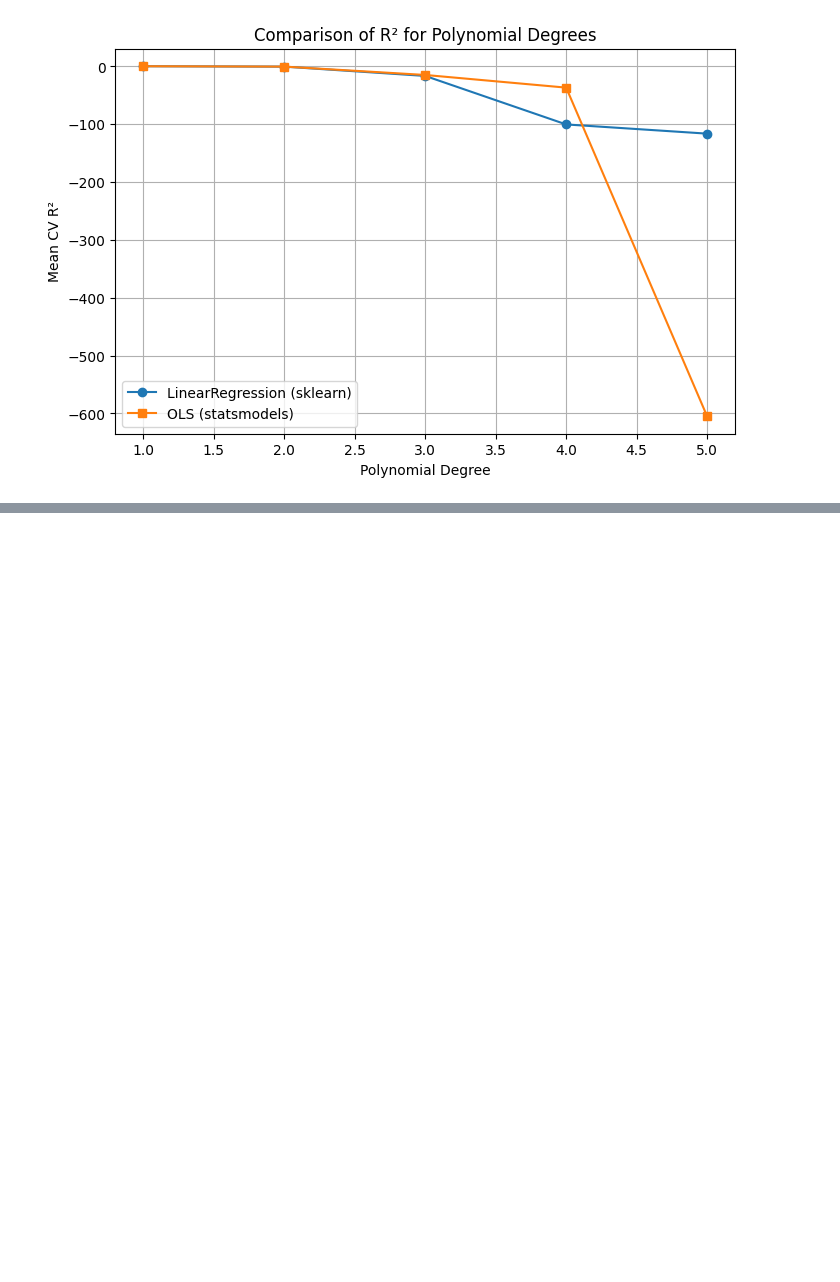
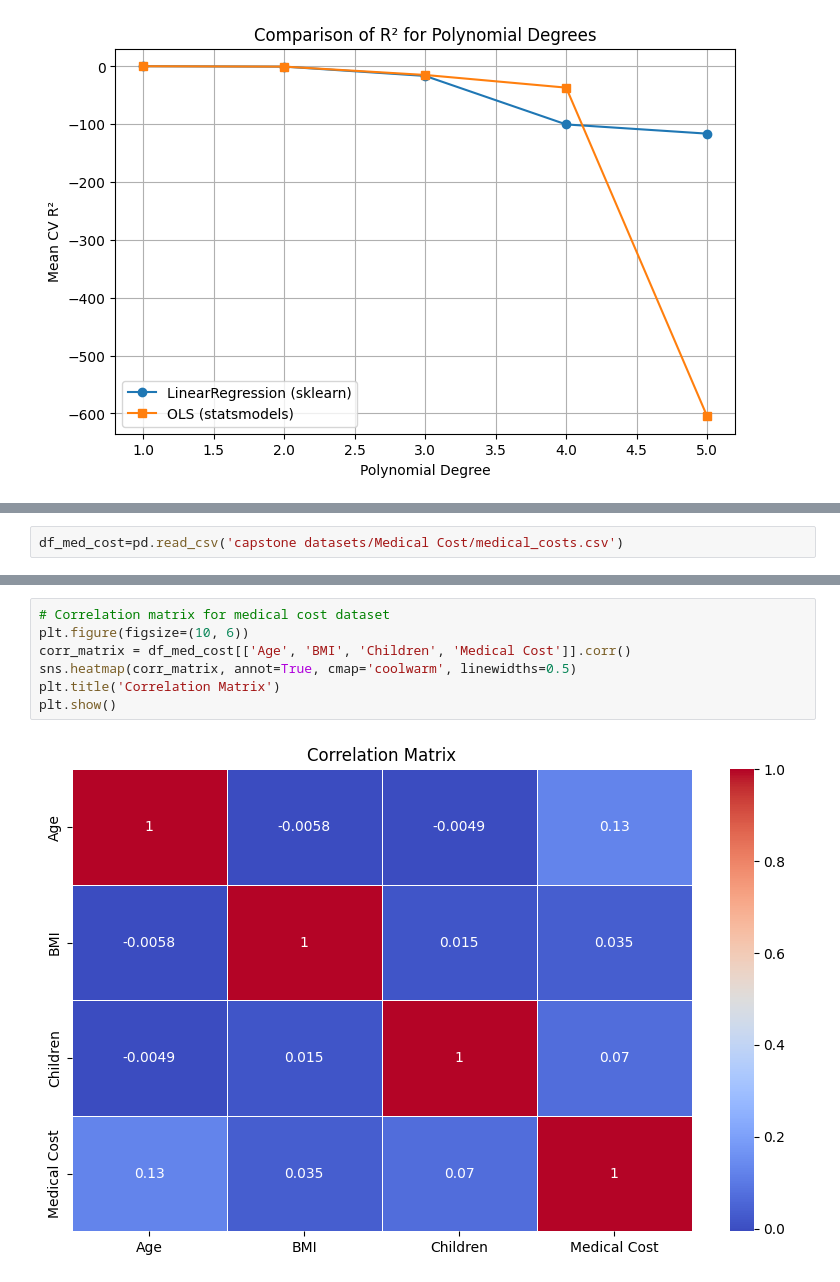
Before and after one commit to itsdipgit2024/ModC, a Jupyter notebook: OMDS-Module C-Week1-Dipankar Ganguli.ipynb, the cells around one changed output, grey strips where cells are left out. Drawn from its saved outputs; the diff is of its cells as text; blank space fills up the shorter version.

```diff
--- a/OMDS-Module C-Week1-Dipankar Ganguli.ipynb
+++ b/OMDS-Module C-Week1-Dipankar Ganguli.ipynb
@@ -334,0 +337,2 @@ plt.show()
+# %%
+df_med_cost=pd.read_csv('capstone datasets/Medical Cost/medical_costs.csv')
@@ -334,0 +403,9 @@ plt.show()
+# %%
+# Correlation matrix for medical cost dataset
+plt.figure(figsize=(10, 6))
+corr_matrix = df_med_cost[['Age', 'BMI', 'Children', 'Medical Cost']].corr()
+sns.heatmap(corr_matrix, annot=True, cmap='coolwarm', linewidths=0.5)
+plt.title('Correlation Matrix')
+plt.show()
+# %% [output]
+[figure, added]
```
Also changed, not shown: parts of 13 cells of this notebook.
